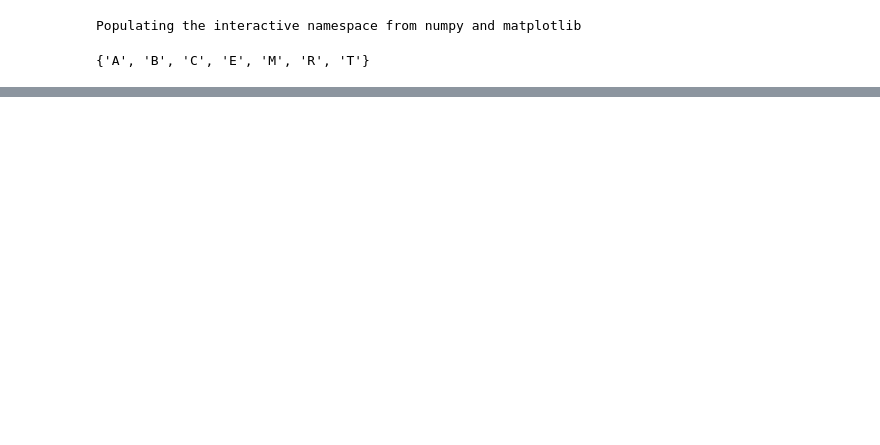
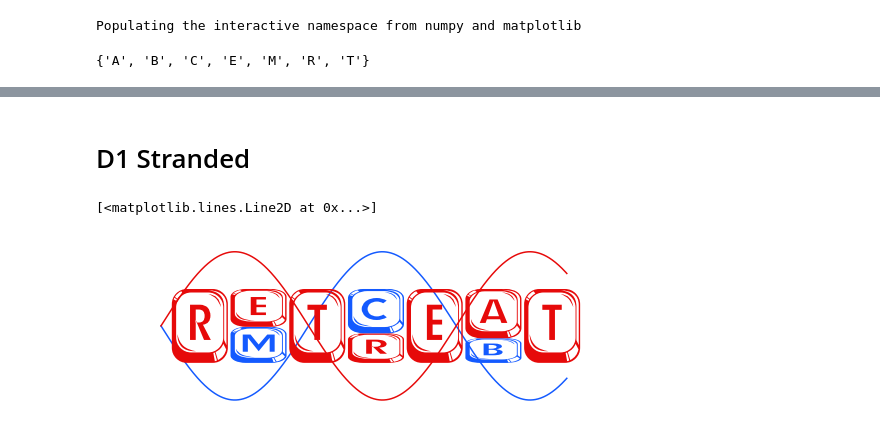
Before and after one commit to saketkc/pyseqlogo, a Jupyter notebook: notebooks/MCB.ipynb, the cells around one changed output, grey strips where cells are left out. Saved outputs shown, nothing was run; the diff lists cells and outputs as text; code cells hidden in the pictures; blank space fills up the shorter version.

```diff
--- a/notebooks/MCB.ipynb
+++ b/notebooks/MCB.ipynb
@@ -39,0 +54,21 @@ counts_mcb = {'A': [0,0,0,0,0,200,0],
+# %% [markdown]
+# D1 Stranded
+# %%
+fig, axarr = draw_logo(counts_mcb,
+                       data_type='counts',
+                       yaxis='probability',
+                       fontfamily='Betsy Flanagan',
+                       colorscheme=colors)
+
+
+theta_max = 2.2*np.pi
+n = 1000
+theta = np.linspace(0, theta_max, n)
+x = theta + 0.4
+z =  -0.1*np.sin(theta*1.25)+0.05
+z1 =  -0.1*np.sin(theta*1.25 + np.pi)+0.05
+axarr[0][0].plot(x, z, color='#145AFF')
+axarr[0][0].plot(x, z1, color='#E60A0A')
+# %% [output]
+[<matplotlib.lines.Line2D at 0x...>]
+[figure, added]
```
Also changed, not shown: parts of 20 cells of this notebook, 1 other file.
